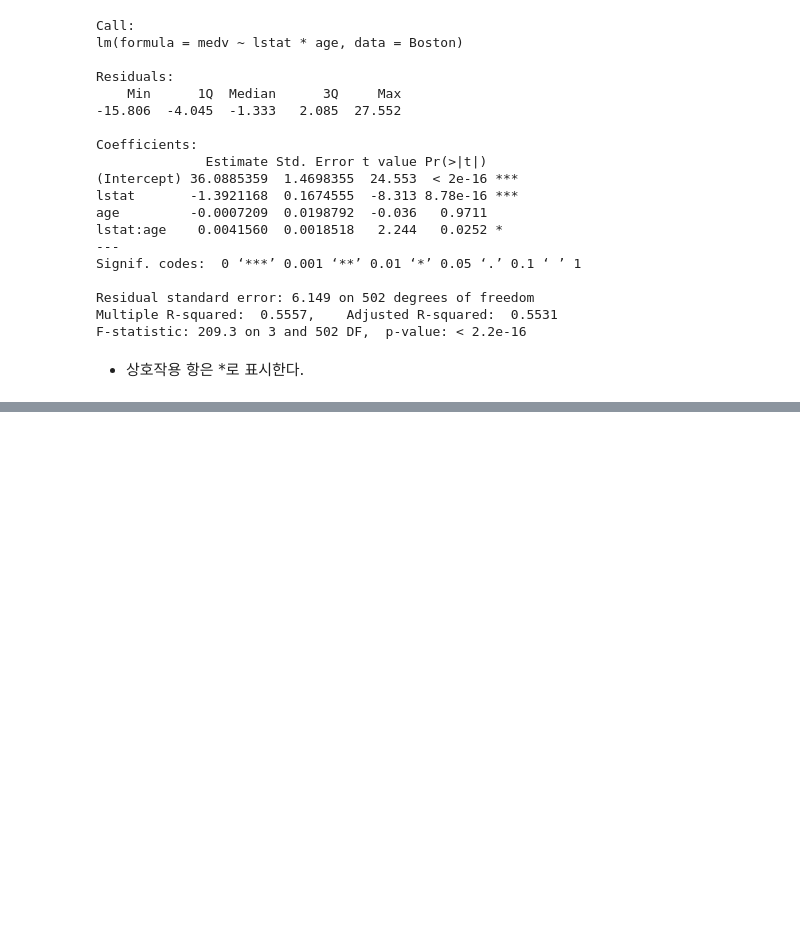
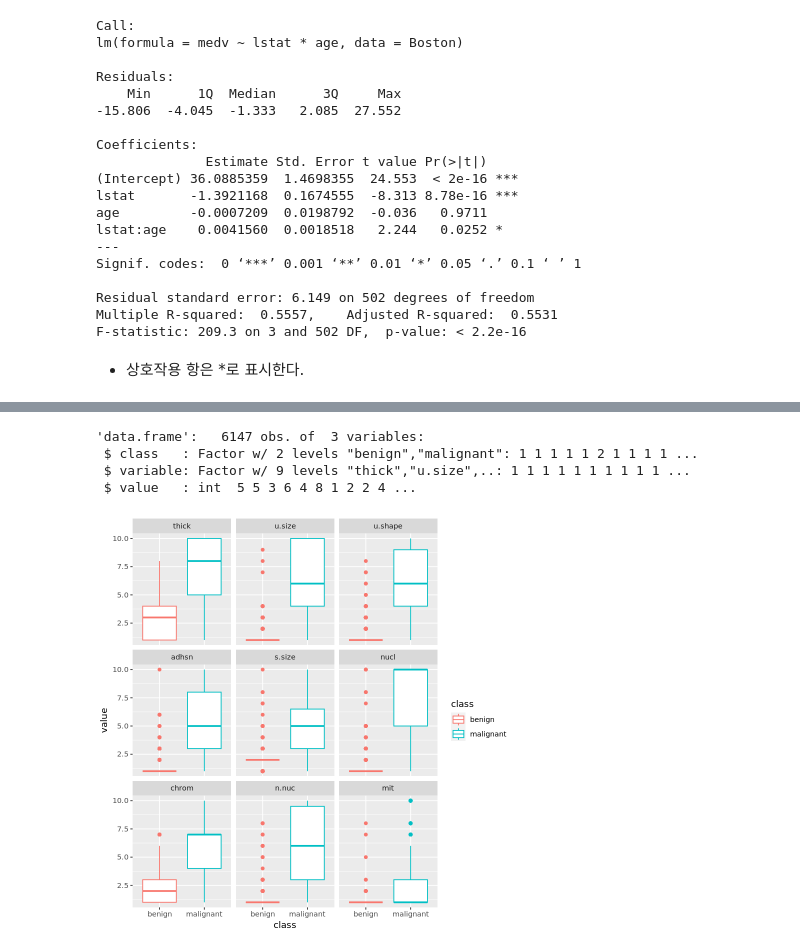
Before and after one commit to zzkl27/DataMining, a Jupyter notebook: R/Basic/선형회귀분석.ipynb, the cells around one changed output, grey strips where cells are left out. Saved outputs shown, nothing was run; the diff lists cells and outputs as text; code cells hidden in the pictures; blank space fills up the shorter version.

```diff
--- a/R/Basic/선형회귀분석.ipynb
+++ b/R/Basic/선형회귀분석.ipynb
@@ -646,0 +672,4 @@ F-statistic: 209.3 on 3 and 502 DF,  p-value: < 2.2e-16
+# %%
+biopsy = MASS::biopsy
+str(biopsy)
+# 결과값(class)는 factor 나머지 변수(V1~V9)는 int, ID는 문자열
@@ -646,0 +689,4 @@ F-statistic: 209.3 on 3 and 502 DF,  p-value: < 2.2e-16
+# %%
+biopsy$ID = NULL # ID 사용하지 않음
+names(biopsy) <- c("thick", "u.size", "u.shape", "adhsn", "s.size", "nucl", "chrom", "n.nuc", "mit", "class")
+str(biopsy)
@@ -646,0 +705,23 @@ F-statistic: 209.3 on 3 and 502 DF,  p-value: < 2.2e-16
+# %%
+biopsy.v2 <- na.omit(biopsy) # 결측이 존재하는 행 제거
+y <- ifelse(biopsy.v2$class == "malignant", 1, 0) # 양성은 0, 악성은 1 : 예측할 값
+# %%
+# install.packages("reshape2")
+# install.packages("ggplot2")
+library(reshape2)
+library(ggplot2)
+
+biop.m <- melt(biopsy.v2, id.var = "class") # class를 유지하며 나머지변수 명을 variable에 값은 value로 변경한다.
+# melt는 data.frame을 variable(변수명), value(값)으로 구조를 무너뜨린다.
+str(biop.m)
+# %% [output]
+'data.frame':   6147 obs. of  3 variables:
+ $ class   : Factor w/ 2 levels "benign","malignant": 1 1 1 1 1 2 1 1 1 1 ...
+ $ variable: Factor w/ 9 levels "thick","u.size",..: 1 1 1 1 1 1 1 1 1 1 ...
+ $ value   : int  5 5 3 6 4 8 1 2 2 4 ...
+# %%
+ggplot(data=biop.m, aes(x=class, y=value, color=class)) +
+    geom_boxplot() +
+    facet_wrap(~ variable, ncol=3) # variable로 그래프를 나누며, 행을 3개로 만든다.
+# %% [output]
+[figure, added]
```
Also changed, not shown: parts of 19 cells of this notebook.
